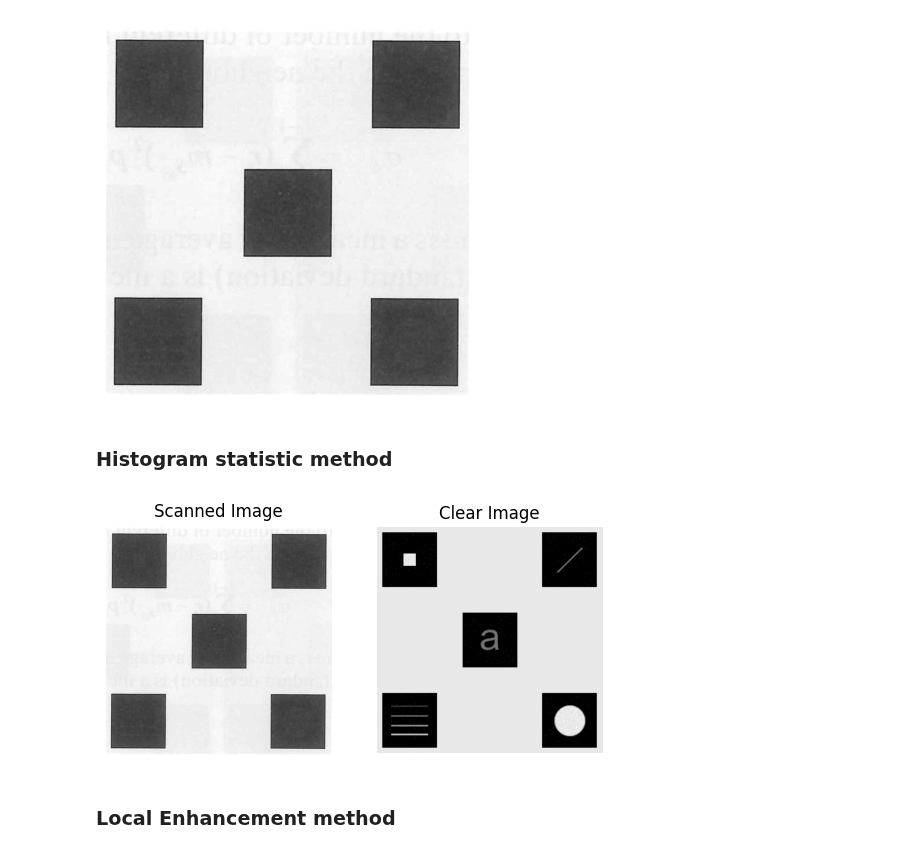
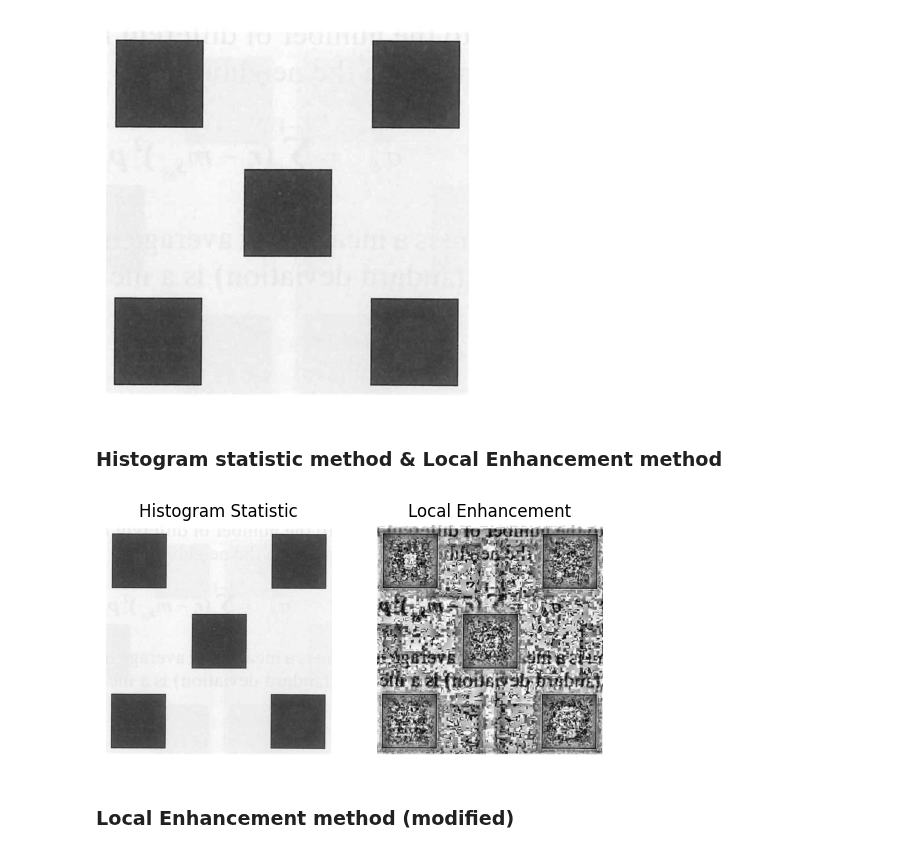
Before and after one commit to Vincent-Lien/NYCU_DIP_2024, a Jupyter notebook: HW3-2/HW3_2_code.ipynb, the cells around one changed output. Saved outputs shown, nothing was run; the diff lists cells and outputs as text; code cells hidden in the pictures.

```diff
--- a/HW3-2/HW3_2_code.ipynb
+++ b/HW3-2/HW3_2_code.ipynb
@@ -109,11 +100,22 @@ plt.show()
 # %% [output]
 [figure]
 # %% [markdown]
-### Histogram statistic method
+### Histogram statistic method & Local Enhancement method
-# %%
-statistic_img2 = histStatistic(image=img2)
-compareImages(statistic_img2, statistic_img, 'Scanned Image', 'Clear Image')
-# %% [output]
-[figure, removed]
+# %%
+statistic_img2 = histStatistic(image=img2)
+clahe_img2 = CLAHEmethod(img2)
+plt.subplot(121)
+plt.imshow(statistic_img2, cmap='gray')
+plt.title('Histogram Statistic')
+plt.axis('off')
+
+plt.subplot(122)
+plt.imshow(clahe_img2, cmap='gray')
+plt.title('Local Enhancement')
+plt.axis('off')
+
+plt.show()
+# %% [output]
+[figure, added]
 # %% [markdown]
-### Local Enhancement method
+### Local Enhancement method (modified)
```
Also changed, not shown: parts of 8 cells of this notebook.
